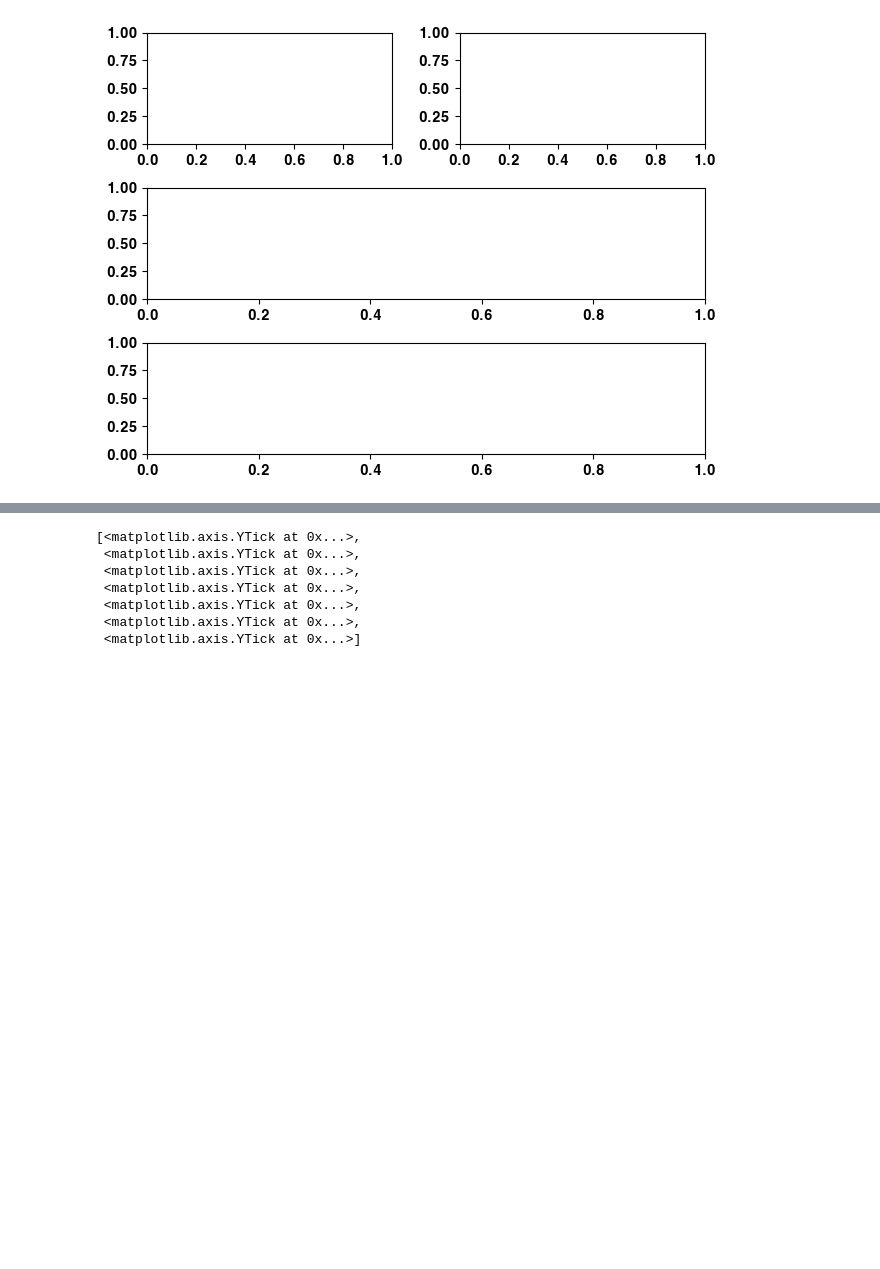
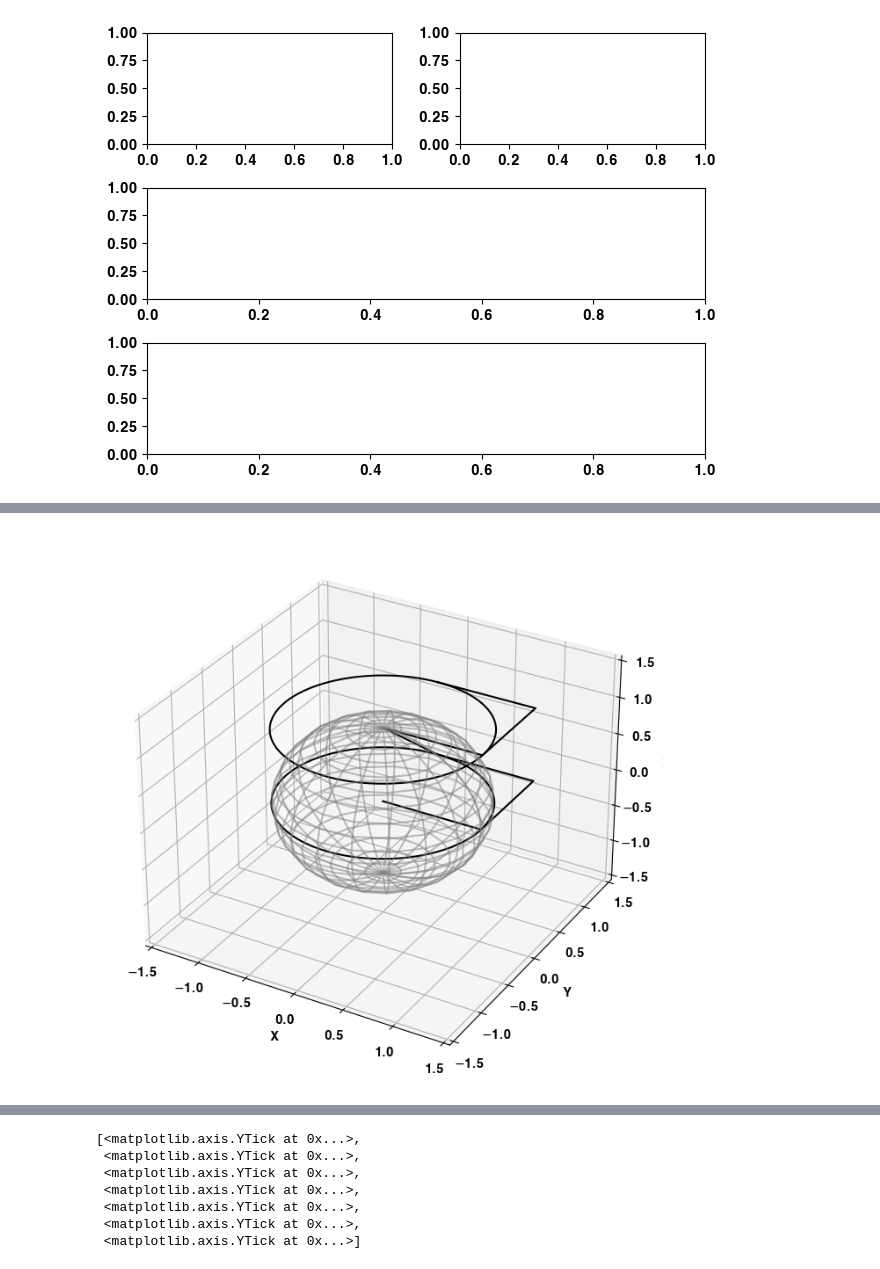
Before and after one commit to theif45/AWS_Study_jonghyun_202212, a Jupyter notebook: python/27day/matplotlib.ipynb, the cells around one changed output, grey strips where cells are left out. Drawn from its saved outputs; the diff is of its cells as text; code cells hidden in the pictures; blank space fills up the shorter version.

```diff
--- a/python/27day/matplotlib.ipynb
+++ b/python/27day/matplotlib.ipynb
@@ -60,3 +64,46 @@ pd_data
+# %%
+import numpy as np
+import matplotlib.pyplot as plt
+from mpl_toolkits.mplot3d import Axes3D
+
+fig = plt.figure(figsize=(8, 8))
+ax = fig.add_subplot(111, projection='3d')
+
+# 원통
+theta = np.linspace(0, 2 * np.pi, 100)
+x = np.sin(theta)
+y = np.cos(theta)
+z = np.zeros_like(theta)
+ax.plot(x, y, z, color='black')
+z = np.ones_like(theta)
+ax.plot(x, y, z, color='black')
+
+# 구
+u, v = np.mgrid[0:np.pi:20j, 0:2*np.pi:20j]
+x = np.sin(u) * np.cos(v)
+y = np.sin(u) * np.sin(v)
+z = np.cos(u)
+ax.plot_wireframe(x, y, z, color='gray', alpha=0.5)
+
+# 정육면체
+x = np.array([0, 1, 1, 0, 0, 1, 1, 0])
+y = np.array([0, 0, 1, 1, 0, 0, 1, 1])
+z = np.array([0, 0, 0, 0, 1, 1, 1, 1])
+ax.plot(x, y, z, color='black')
+
+# 축 범위를 설정합니다.
+ax.set_xlim(-1.5, 1.5)
+ax.set_ylim(-1.5, 1.5)
+ax.set_zlim(-1.5, 1.5)
+
+# 축 레이블을 설정합니다.
+ax.set_xlabel('X')
+ax.set_ylabel('Y')
+ax.set_zlabel('Z')
+
+plt.show()
+# %% [output]
+[figure, added]
 # %%
 fig = plt.figure(figsize=(6.4*3,4.8*3),layout='constrained')
 a = fig.add_subplot(2,2,1)
```
Also changed, not shown: parts of 2 cells of this notebook, 4 other files.
